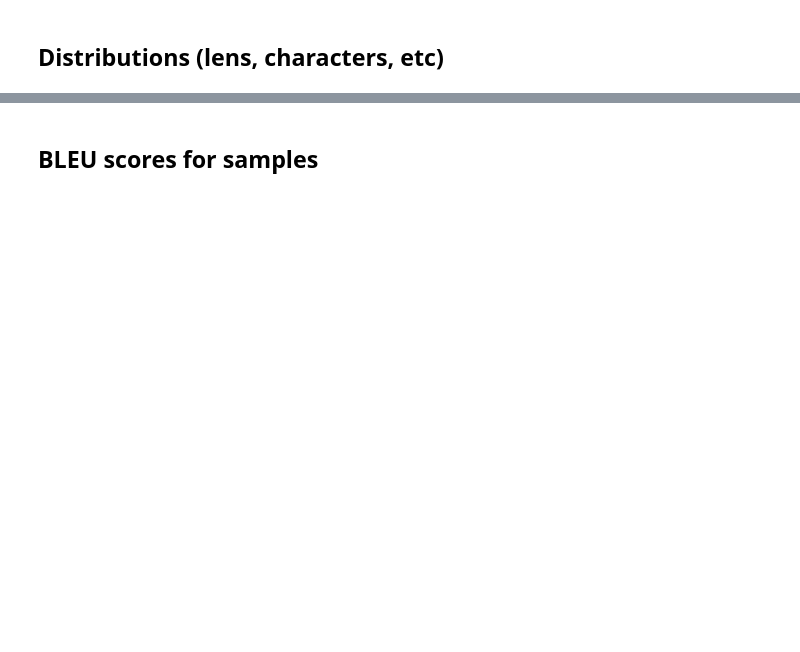
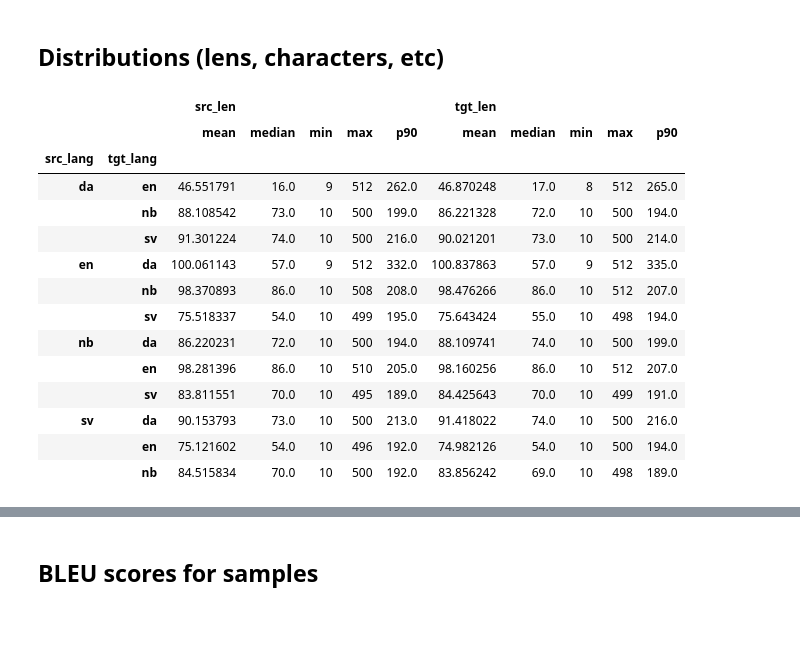
Before and after one commit to AdamNavarroLiriano/language-api, a Jupyter notebook: notebooks/1-EDA.ipynb, the cells around one changed output, grey strips where cells are left out. Saved outputs shown, nothing was run; the diff lists cells and outputs as text; code cells hidden in the pictures; blank space fills up the shorter version.

```diff
--- a/notebooks/1-EDA.ipynb
+++ b/notebooks/1-EDA.ipynb
@@ -88,2 +73,41 @@ for src, tgt in language_pairs:
 # %% [markdown]
 ## Distributions (lens, characters, etc)
+# %%
+with open('../data/train.src', 'r') as f:
+    train_src = f.readlines()
+
+with open('../data/train.tgt', 'r') as f:
+    train_tgt = f.readlines()
+# %%
+translation_df = metadata_df.copy()
+translation_df['src_text'] = train_src
+translation_df['tgt_text'] = train_tgt
+
+# Strip trailing spaces
+translation_df['src_text'] = translation_df['src_text'].str.strip()
+translation_df['tgt_text'] = translation_df['tgt_text'].str.strip()
+
+# Compute character lens
+translation_df['src_len'] = translation_df['src_text'].str.len()
+translation_df['tgt_len'] = translation_df['tgt_text'].str.len()
+# %%
+(translation_df
+ .groupby(['src_lang', 'tgt_lang'])[['src_len', 'tgt_len']]
+ .agg(['mean', 'median', 'min', 'max', ('p90', lambda x: np.quantile(x, 0.95))])
+)
+# %% [output]
+|  |  | src_len |  |  |  |  | tgt_len |  |  |  |  |
+|  |  | mean | median | min | max | p90 | mean | median | min | max | p90 |
+| src_lang | tgt_lang |  |  |  |  |  |  |  |  |  |  |
+| da | en | 46.551791 | 16.0 | 9 | 512 | 262.0 | 46.870248 | 17.0 | 8 | 512 | 265.0 |
+|  | nb | 88.108542 | 73.0 | 10 | 500 | 199.0 | 86.221328 | 72.0 | 10 | 500 | 194.0 |
+|  | sv | 91.301224 | 74.0 | 10 | 500 | 216.0 | 90.021201 | 73.0 | 10 | 500 | 214.0 |
+| en | da | 100.061143 | 57.0 | 9 | 512 | 332.0 | 100.837863 | 57.0 | 9 | 512 | 335.0 |
+|  | nb | 98.370893 | 86.0 | 10 | 508 | 208.0 | 98.476266 | 86.0 | 10 | 512 | 207.0 |
+|  | sv | 75.518337 | 54.0 | 10 | 499 | 195.0 | 75.643424 | 55.0 | 10 | 498 | 194.0 |
+| nb | da | 86.220231 | 72.0 | 10 | 500 | 194.0 | 88.109741 | 74.0 | 10 | 500 | 199.0 |
+|  | en | 98.281396 | 86.0 | 10 | 510 | 205.0 | 98.160256 | 86.0 | 10 | 512 | 207.0 |
+|  | sv | 83.811551 | 70.0 | 10 | 495 | 189.0 | 84.425643 | 70.0 | 10 | 499 | 191.0 |
+| sv | da | 90.153793 | 73.0 | 10 | 500 | 213.0 | 91.418022 | 74.0 | 10 | 500 | 216.0 |
+|  | en | 75.121602 | 54.0 | 10 | 496 | 192.0 | 74.982126 | 54.0 | 10 | 500 | 194.0 |
+|  | nb | 84.515834 | 70.0 | 10 | 500 | 192.0 | 83.856242 | 69.0 | 10 | 498 | 189.0 |
```
Also changed, not shown: parts of 4 cells of this notebook, 2 other files.
